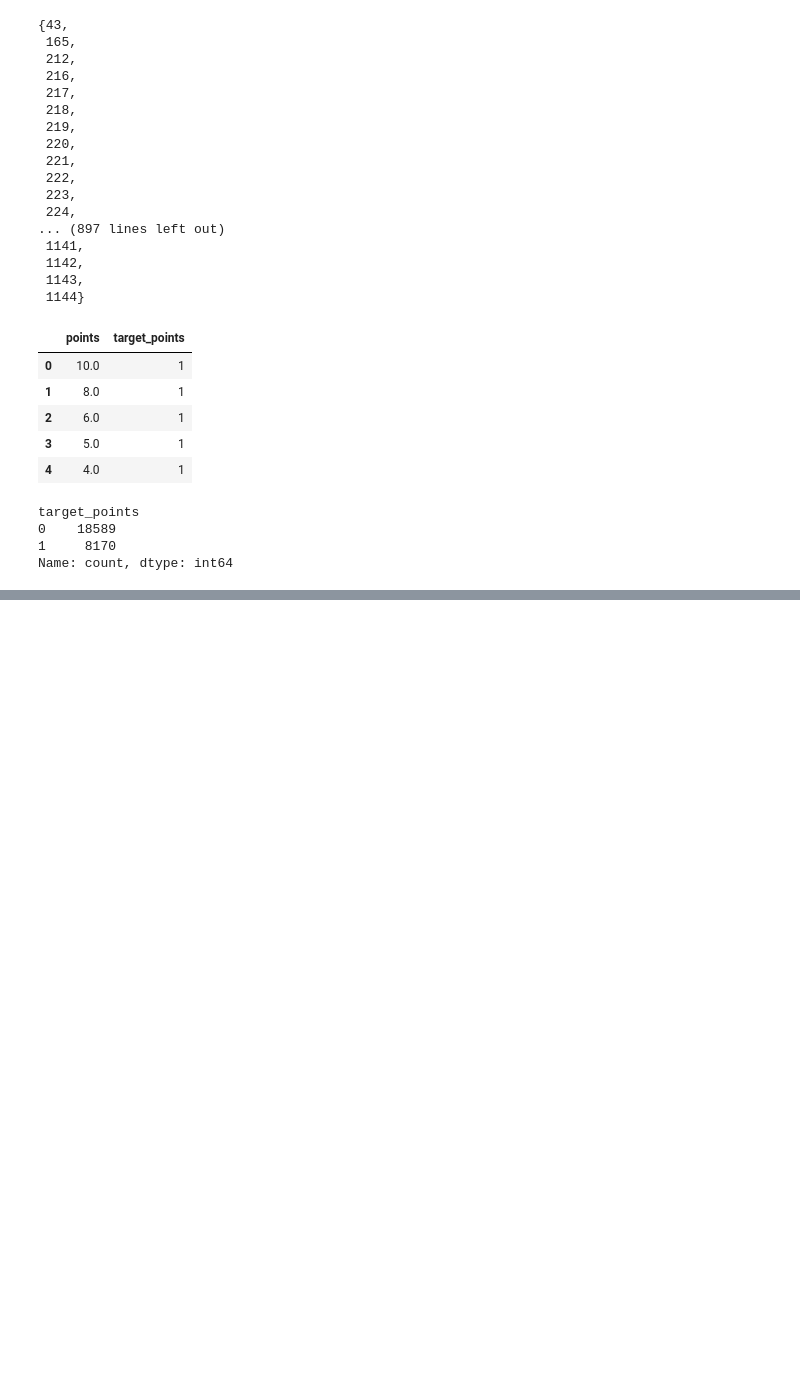
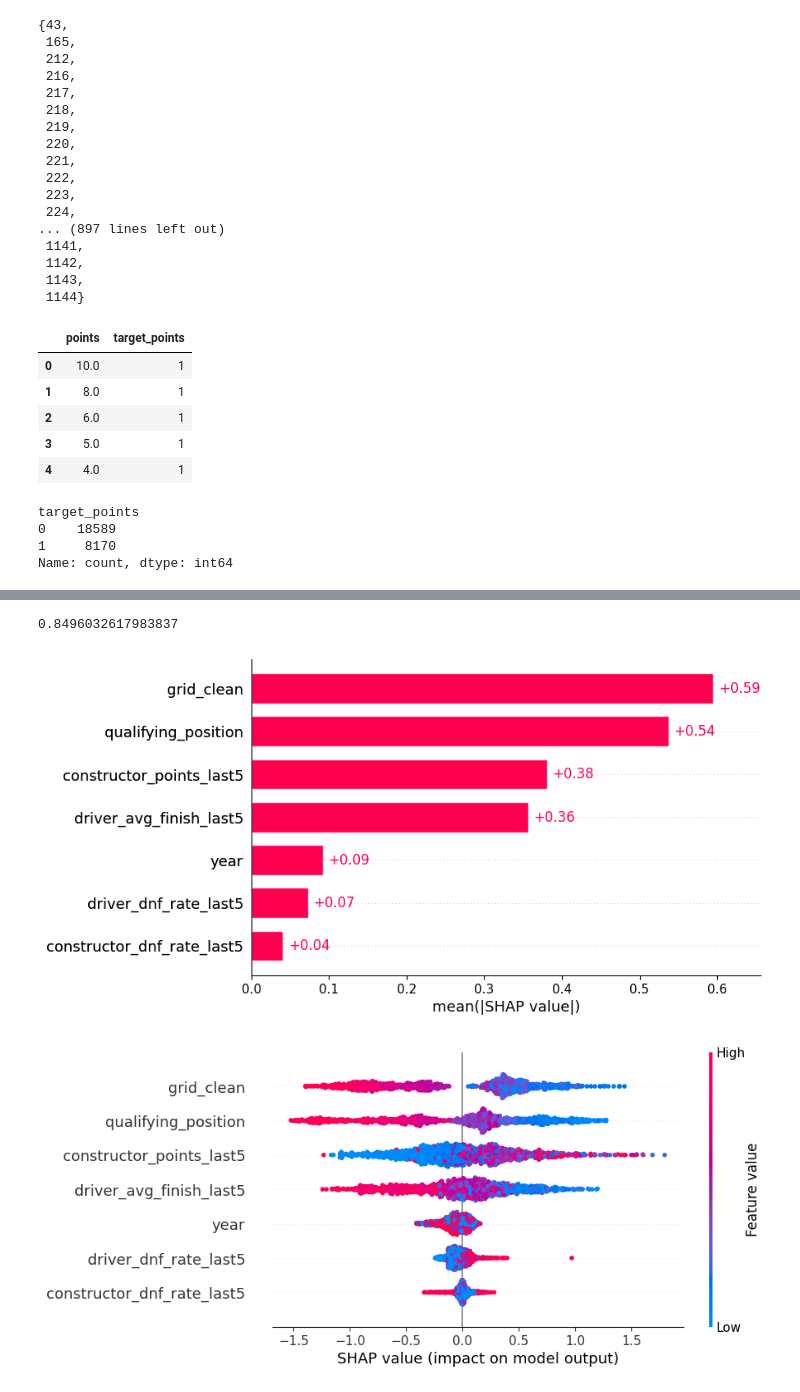
Before and after one commit to blackpaigestone/f1-worldchamp, a Jupyter notebook: initial_script.ipynb, the cells around one changed output, grey strips where cells are left out. Saved outputs shown, nothing was run; the diff lists cells and outputs as text; code cells hidden in the pictures; blank space fills up the shorter version.

```diff
--- a/initial_script.ipynb
+++ b/initial_script.ipynb
@@ -183,0 +769,17 @@ NameError: name 'master' is not defined
+# %%
+# Ensure datetime
+master["date"] = pd.to_datetime(master["date"], errors="coerce")
+
+# --- Driver DNF rate ---
+tmp_driver = master.sort_values(["driverId", "date"]).copy()
+master["driver_dnf_rate_last5"] = (
+    tmp_driver.groupby("driverId")["is_dnf"]
+    .transform(lambda x: x.shift(1).rolling(5).mean())
+)
+
+# --- Constructor DNF rate ---
+tmp_constructor = master.sort_values(["constructorId", "date"]).copy()
+master["constructor_dnf_rate_last5"] = (
+    tmp_constructor.groupby("constructorId")["is_dnf"]
+    .transform(lambda x: x.shift(1).rolling(5).mean())
+)
@@ -183,0 +930,33 @@ NameError: name 'master' is not defined
+# %%
+from xgboost import XGBClassifier
+from sklearn.metrics import roc_auc_score
+
+model_xgb = XGBClassifier(
+    n_estimators=300,
+    max_depth=4,
+    learning_rate=0.05,
+    subsample=0.8,
+    colsample_bytree=0.8,
+    random_state=42,
+    eval_metric="logloss"
+)
+
+model_xgb.fit(X_train, y_train)
+
+preds_xgb = model_xgb.predict_proba(X_test)[:, 1]
+roc_auc_xgb = roc_auc_score(y_test, preds_xgb)
+
+roc_auc_xgb
+# %% [output]
+0.8496032617983837
+# %%
+import shap
+
+explainer = shap.Explainer(model_xgb)
+shap_values = explainer(X_test)
+# %%
+shap.plots.bar(shap_values)
+shap.plots.beeswarm(shap_values)
+# %% [output]
+[figure, added]
+[figure, added]
```
Also changed, not shown: parts of 73 cells of this notebook.
